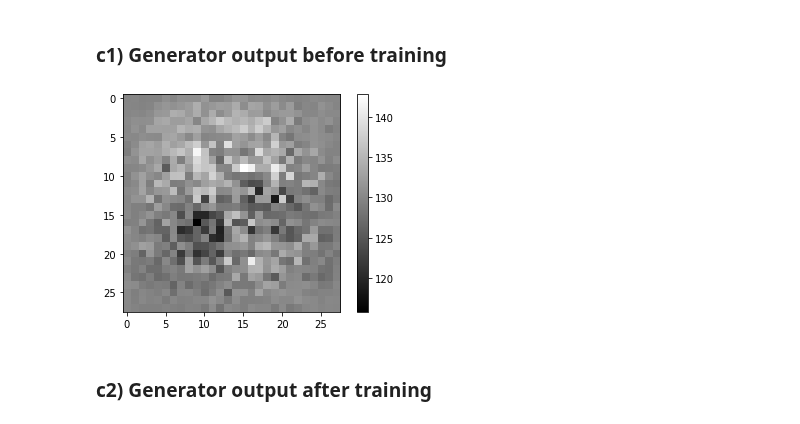
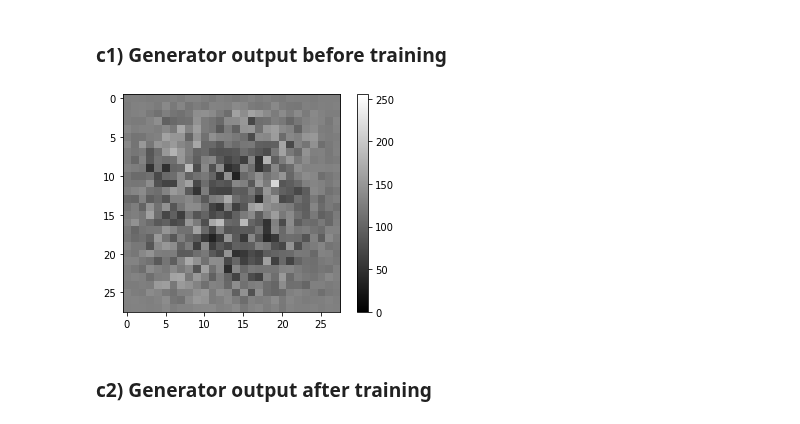
Before and after one commit to PaprikaSteiger/CNN_GAN_tensorflow_vs_pytorch, a Jupyter notebook: cnngan_pytorch.ipynb, the cells around one changed output. Cells and saved outputs as stored; diff of their text form; code cells hidden in the pictures.

```diff
--- a/cnngan_pytorch.ipynb
+++ b/cnngan_pytorch.ipynb
@@ -141,16 +123,14 @@ class Reshape(nn.Module):
 def generator_model():
     model = nn.Sequential()
     model.add_module("Conv2D1", nn.ConvTranspose2d(100, 64, 7, stride=1, padding=0, bias=True))
-    #model.add_module("Batchnorm1", nn.BatchNorm2d(64))
-    model.add_module("LeakyRelu1", nn.LeakyReLU())
-    #model.add_module("Reshape", Reshape(-1, 64, 7, 7))
+    model.add_module("Batchnorm1", nn.BatchNorm2d(64))
+    model.add_module("LeakyRelu1", nn.LeakyReLU(inplace=True))
 
     model.add_module("Conv2D2", nn.ConvTranspose2d(64, 32, (8,8), stride=(1,1), padding=0, bias=True))
-    #model.add_module("Batchnorm2", nn.BatchNorm2d(32))
-    model.add_module("LeakyRelu2", nn.LeakyReLU())
+    model.add_module("Batchnorm2", nn.BatchNorm2d(32))
+    model.add_module("LeakyRelu2", nn.LeakyReLU(inplace=True))
 
     model.add_module("Conv2D3", nn.ConvTranspose2d(32, 1, (15,15), stride=1, padding=0, bias=True))
-    #model.add_module("Batchnorm3", nn.BatchNorm2d(1))
     model.add_module("Sigmoid1", nn.Sigmoid())
     return model
 generator = generator_model()
@@ -444,14 +457,15 @@ plt.show()
 # %%
 
 fake_im_not_trained = fake_im_not_trained.detach().numpy() * 255
 fake_im_not_trained = fake_im_not_trained.reshape((28,28))
 plt.figure()
 plt.imshow(fake_im_not_trained, cmap='gray')
+plt.clim(0, 255)
 plt.colorbar()
 plt.grid(False)
 plt.show()
 # %% [output]
-[figure, old version]
+[figure, new version]
 # %% [markdown]
 ### c2) Generator output after training
 # %%
```
Also changed, not shown: parts of 23 cells of this notebook.
